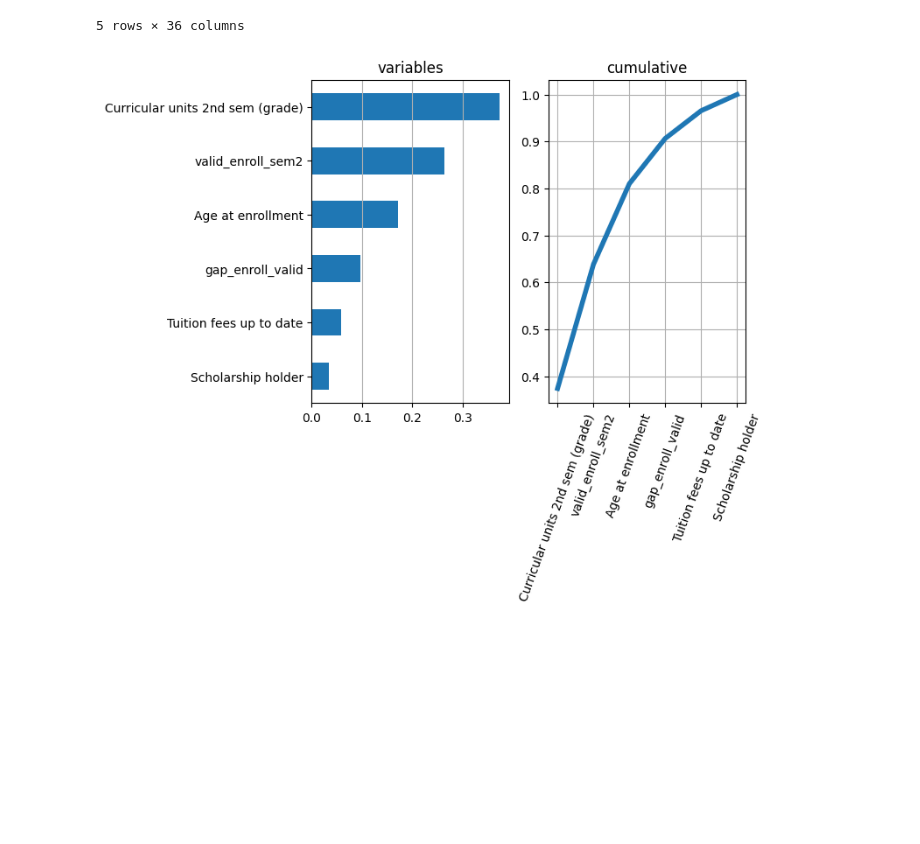
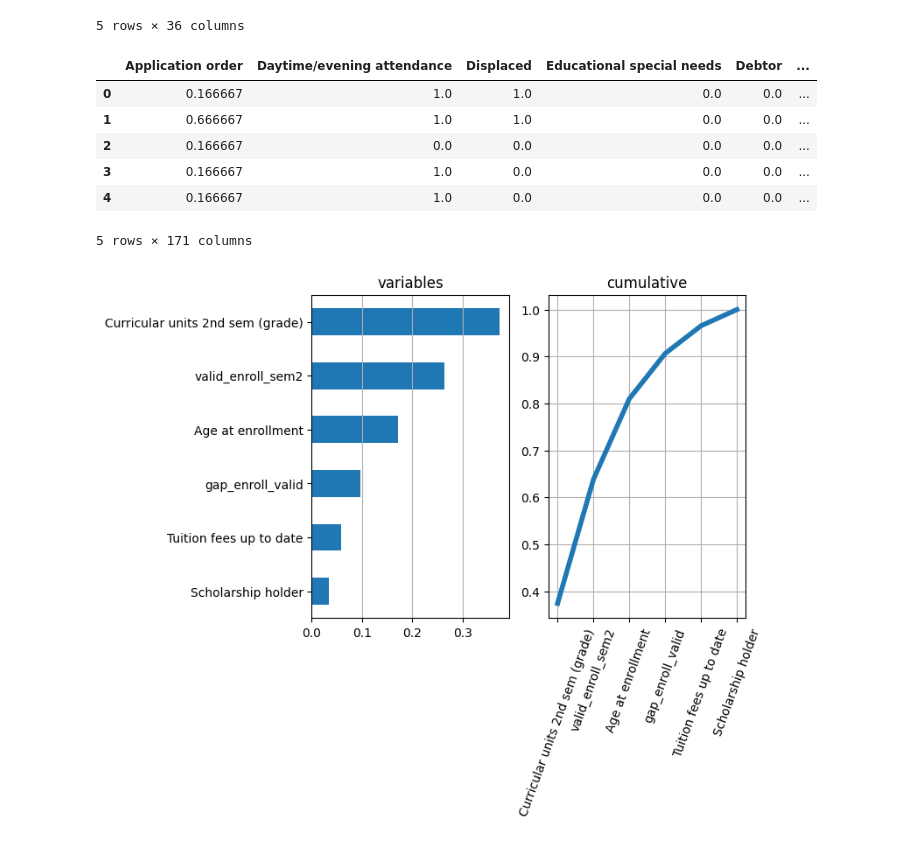
Before and after one commit to old2212/academic_success, a Jupyter notebook: students-dropout/draft_5.ipynb, the cells around one changed output. Saved outputs shown, nothing was run; the diff lists cells and outputs as text; code cells hidden in the pictures; blank space fills up the shorter version.

```diff
--- a/students-dropout/draft_5.ipynb
+++ b/students-dropout/draft_5.ipynb
@@ -34,34 +34,42 @@ dfs = pd.get_dummies(dfs, columns=['Marital status'])
 dfs = pd.get_dummies(dfs, columns=['Application mode'])
 dfs = pd.get_dummies(dfs, columns=['Course'])
 dfs = pd.get_dummies(dfs, columns=['Previous qualification'])
 dfs = pd.get_dummies(dfs, columns=['Nacionality'])
 dfs = pd.get_dummies(dfs, columns=["Mother's occupation"])
 dfs = pd.get_dummies(dfs, columns=["Father's occupation"])
 
 #DROP AND CREATE
 dfs = dfs.drop(["Mother's qualification", "Father's qualification"], axis=1)
 dfs["valid_enroll_sem2"] = dfs["Curricular units 2nd sem (enrolled)"] - dfs["Curricular units 2nd sem (approved)"]
 dfs["valid_enroll_sem1"] = dfs["Curricular units 1st sem (enrolled)"] - dfs["Curricular units 1st sem (approved)"]
 dfs["gap_enroll_valid"] = dfs["valid_enroll_sem1"] - dfs["valid_enroll_sem2"]
-
 
 #MinMax-Scaler
 scaler = preprocessing.MinMaxScaler(feature_range=(0,1))
 X = scaler.fit_transform(dfs.drop(["Category","Id"], axis=1))
 dtf_scaled= pd.DataFrame(X, columns=dfs.drop(["Category","Id"], axis=1).columns)
 dtf_scaled["Category"] = dfs["Category"]
 dtf_scaled["Id"] = dfs["Id"]
 dfs = dtf_scaled
 
 #features selection
 df = dfs[["Id",
 "valid_enroll_sem2",
 "gap_enroll_valid",
 "Curricular units 2nd sem (grade)",
 "Age at enrollment",
 "Tuition fees up to date",
 "Scholarship holder",
 "Category"]]
+dfs.head()
+# %% [output]
+|  | Application order | Daytime/evening attendance | Displaced | Educational special needs | Debtor | ... |
+| 0 | 0.166667 | 1.0 | 1.0 | 0.0 | 0.0 | ... |
+| 1 | 0.666667 | 1.0 | 1.0 | 0.0 | 0.0 | ... |
+| 2 | 0.166667 | 0.0 | 0.0 | 0.0 | 0.0 | ... |
+| 3 | 0.166667 | 1.0 | 0.0 | 0.0 | 0.0 | ... |
+| 4 | 0.166667 | 1.0 | 0.0 | 0.0 | 0.0 | ... |
+5 rows × 171 columns
 # %%
 # Plot
 X = df.drop(["Category", "Id"], axis=1).values
```
Also changed, not shown: 18 other files.
